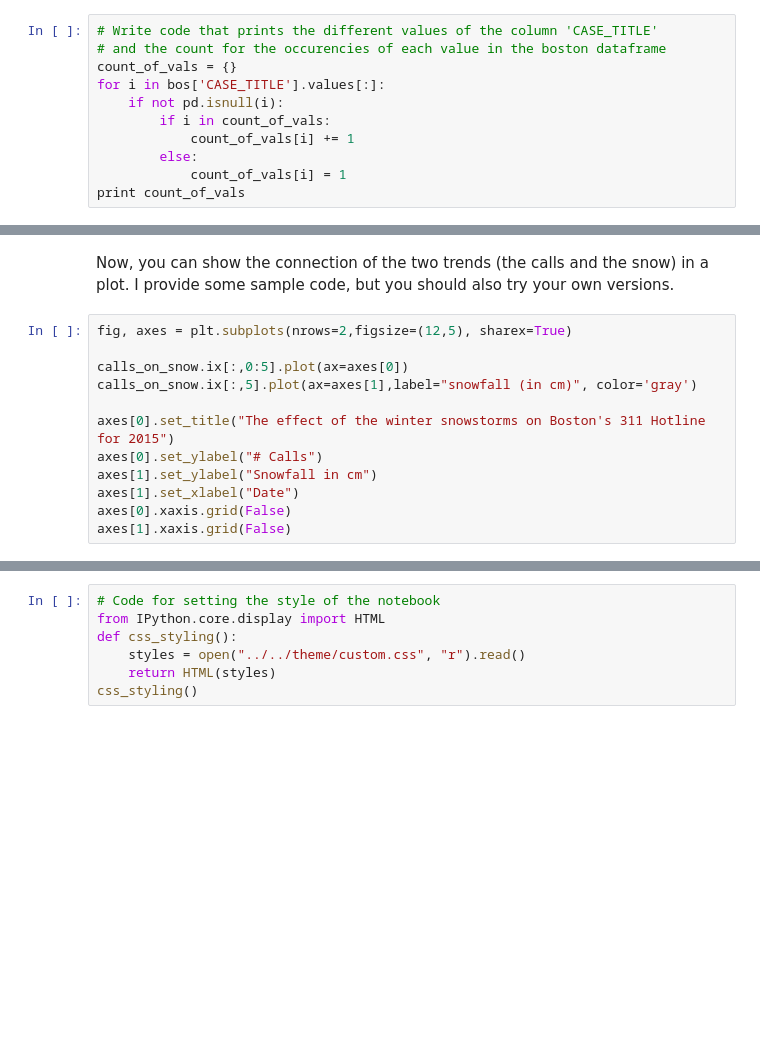
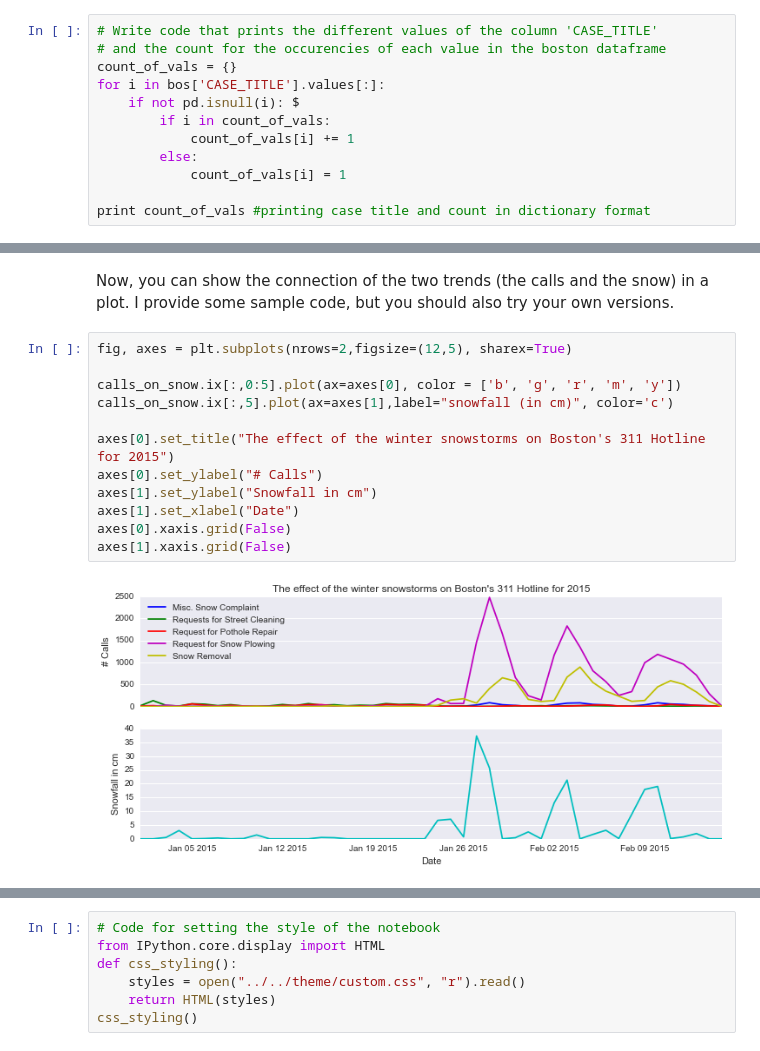
Before and after one commit to Sridevi-Suresh/spring-2015-homeworks, a Jupyter notebook: submissions/Homework-2/2.Pandas-in-Boston.ipynb, the cells around one changed output, grey strips where cells are left out. Drawn from its saved outputs; the diff is of its cells as text; blank space fills up the shorter version.

```diff
--- a/submissions/Homework-2/2.Pandas-in-Boston.ipynb
+++ b/submissions/Homework-2/2.Pandas-in-Boston.ipynb
@@ -188,12 +188,13 @@ Great! Now, let's check all the different values of the column `CASE_TITLE` toge
 # and the count for the occurencies of each value in the boston dataframe
 count_of_vals = {}
 for i in bos['CASE_TITLE'].values[:]:
-    if not pd.isnull(i):
+    if not pd.isnull(i): $
         if i in count_of_vals:
             count_of_vals[i] += 1
         else:
             count_of_vals[i] = 1
-print count_of_vals
+
+print count_of_vals #printing case title and count in dictionary format
 # %% [output]
 {'Graffiti: Ward 13  1310': 1, 'Holmes Elementary': 1, 'Lead': 7, 'Misc. Snow Complaint': 768, 'LAMP #N1378020  156 Weld St/sent': 1, 'Missed "Other" Trash: District 1C': 11, 'Missed "Other" Trash: Di ...
 # %% [markdown]
@@ -361,15 +470,17 @@ Now, you can show the connection of the two trends (the calls and the snow) in a
 # %%
 fig, axes = plt.subplots(nrows=2,figsize=(12,5), sharex=True)
 
-calls_on_snow.ix[:,0:5].plot(ax=axes[0])
-calls_on_snow.ix[:,5].plot(ax=axes[1],label="snowfall (in cm)", color='gray')
+calls_on_snow.ix[:,0:5].plot(ax=axes[0], color = ['b', 'g', 'r', 'm', 'y'])
+calls_on_snow.ix[:,5].plot(ax=axes[1],label="snowfall (in cm)", color='c')
 
 axes[0].set_title("The effect of the winter snowstorms on Boston's 311 Hotline for 2015")
 axes[0].set_ylabel("# Calls")
 axes[1].set_ylabel("Snowfall in cm")
 axes[1].set_xlabel("Date")
 axes[0].xaxis.grid(False)
 axes[1].xaxis.grid(False)
+# %% [output]
+[figure, added]
 # %% [markdown]
 The result should look something like this:
 
```
Also changed, not shown: parts of 7 cells of this notebook.
